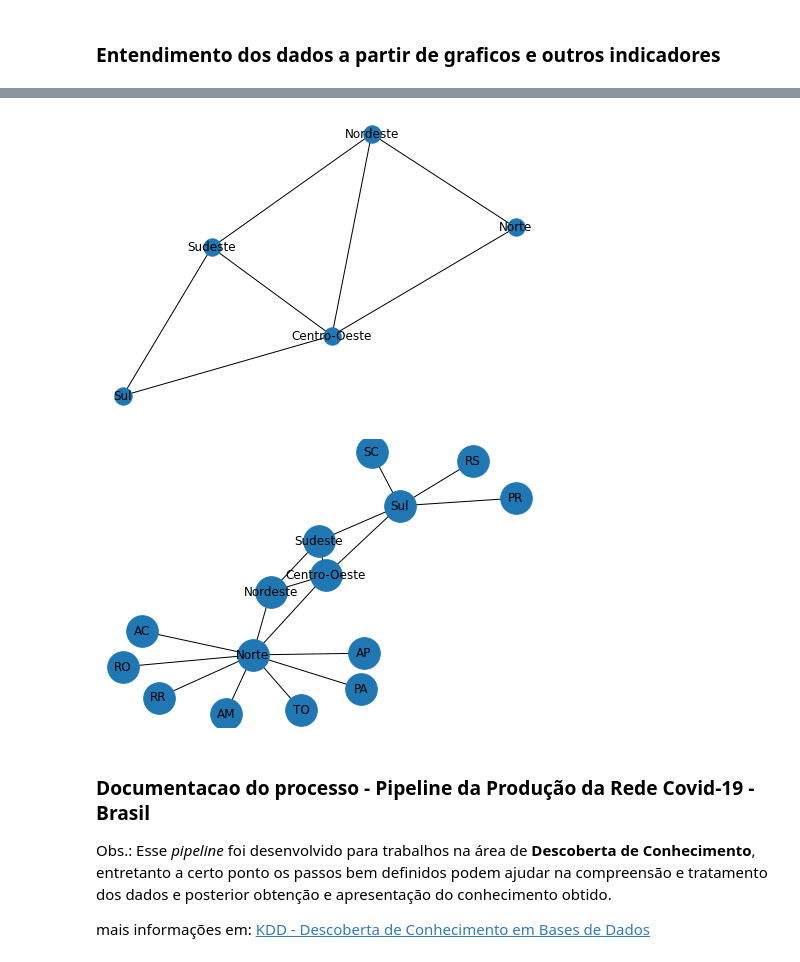
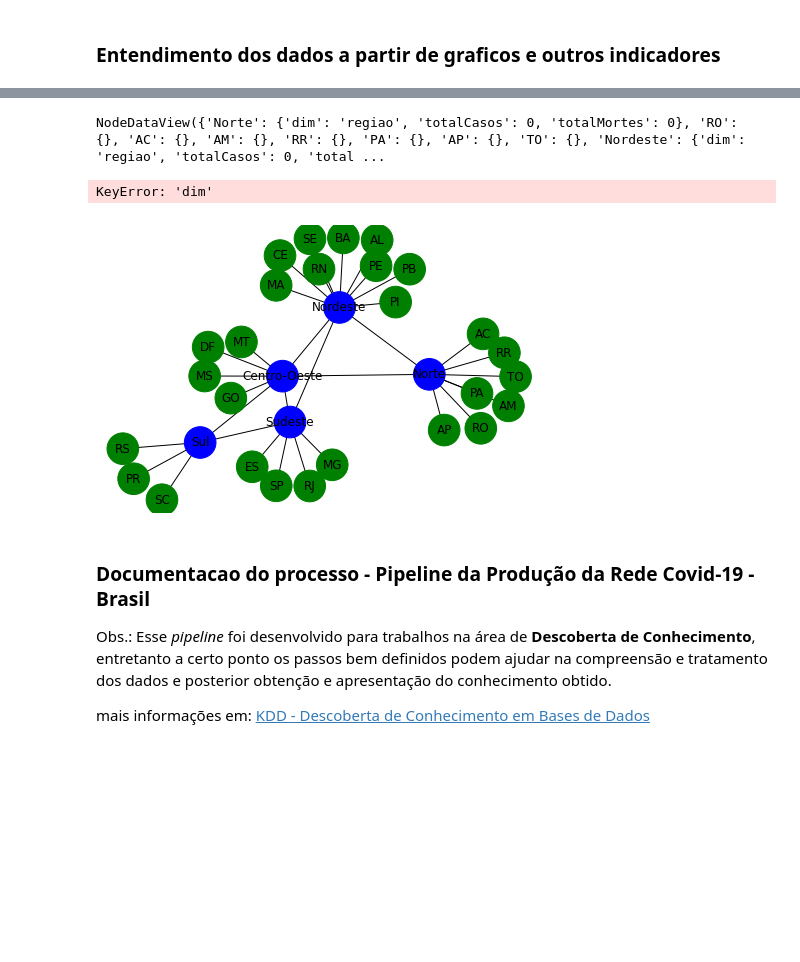
Before and after one commit to JohnnyUFT/RedesComplexas, a Jupyter notebook: Covid19.ipynb, the cells around one changed output, grey strips where cells are left out. Drawn from its saved outputs; the diff is of its cells as text; code cells hidden in the pictures; blank space fills up the shorter version.

Commit message:
informacoes de estados e regioes vindo direto do pandas dataframe

```diff
--- a/Covid19.ipynb
+++ b/Covid19.ipynb
@@ -47,0 +31,3 @@ casos_AM = df.loc[(df.regiao == 'Norte') & (df.estado == 'AM')]
+# %%
+# le dados a partir do pandas dataframe:
+G = nx.from_pandas_edgelist(df, source='regiao', target='estado')
@@ -48,13 +38,43 @@ casos_AM = df.loc[(df.regiao == 'Norte') & (df.estado == 'AM')]
 # %%
 # 1 - pegar total de casos de cada estado dinamicamente:
+# %%
+# atribui cor e diametro diferenciado para nos-regioes:
+G.add_node('Norte', dim= 'regiao',
+                    totalCasos = 0,
+                    totalMortes = 0)
+G.add_node('Nordeste', dim= 'regiao',
+                    totalCasos = 0,
+                    totalMortes = 0)
+G.add_node('Centro-Oeste', dim= 'regiao',
+                    totalCasos = 0,
+                    totalMortes = 0)
+G.add_node('Sudeste', dim= 'regiao',
+                    totalCasos = 0,
+                    totalMortes = 0)
+G.add_node('Sul', dim= 'regiao',
+                    totalCasos = 0,
+                    totalMortes = 0)
 # %%
-# 2 - criar grafo com regioes:
-G = nx.Graph()
+# 2 - cria grafo a partir da distribuicao geografica das regioes:
 G.add_edges_from(
     [('Norte', 'Nordeste'), ('Norte', 'Centro-Oeste'), ('Nordeste', 'Centro-Oeste'), ('Nordeste', 'Sudeste'),
      ('Centro-Oeste', 'Sudeste'),('Centro-Oeste', 'Sul'), ('Sudeste', 'Sul')])
+
+#G.nodes(data=True)
+# %% [output]
+NodeDataView({'Norte': {'dim': 'regiao', 'totalCasos': 0, 'totalMortes': 0}, 'RO': {}, 'AC': {}, 'AM': {}, 'RR': {}, 'PA': {}, 'AP': {}, 'TO': {}, 'Nordeste': {'dim': 'regiao', 'totalCasos': 0, 'total ...
+# %%
+color_map = []
+for node in G.nodes(data=True):
+    if (node[1]):
+#         print(node[1][1])
+        color_map.append('blue')
+    else:
+        color_map.append('green')
+# %% [output]
+KeyError: 'dim'
 # %%
-# 2.0.1 - vê a estrutura do grafo:
-nx.draw(G, with_labels=True)
+# 2.2.1 - ver a estrutura do grafo:
+nx.draw(G, node_color=color_map, node_size=1000, with_labels=True)
 # %% [output]
-[figure, old version]
+[figure, new version]
@@ -73,8 +81,3 @@ G.add_edges_from(
-# %%
-# 2.2.1 - ver a estrutura do grafo:
-nx.draw(G, node_size=1000, with_labels=True)
-# %% [output]
-[figure, removed]
 # %%
 # 3 - atribuir numero de casos/mortes a cada nó-estado:
 # %%
```
Also changed, not shown: parts of 7 cells of this notebook.
